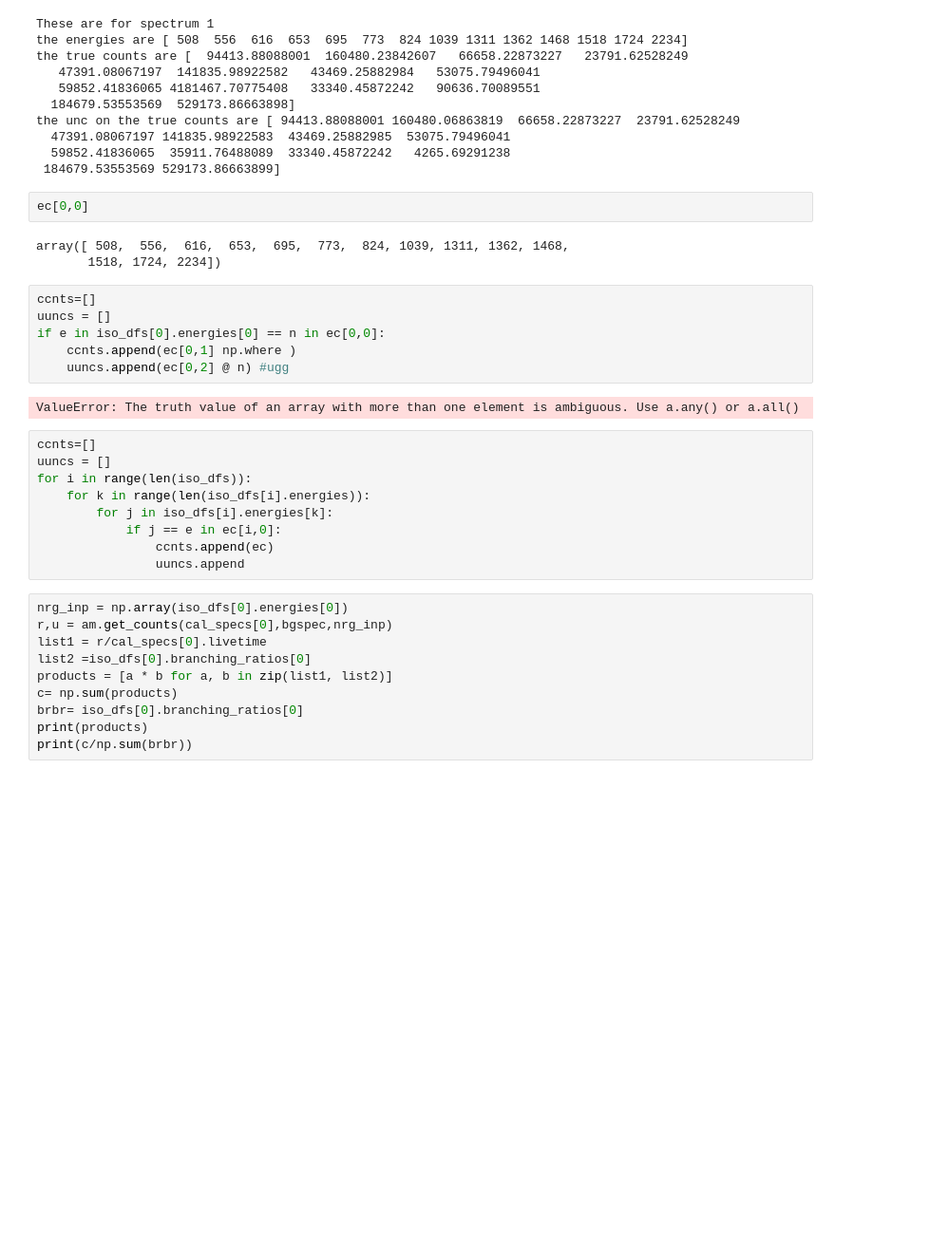
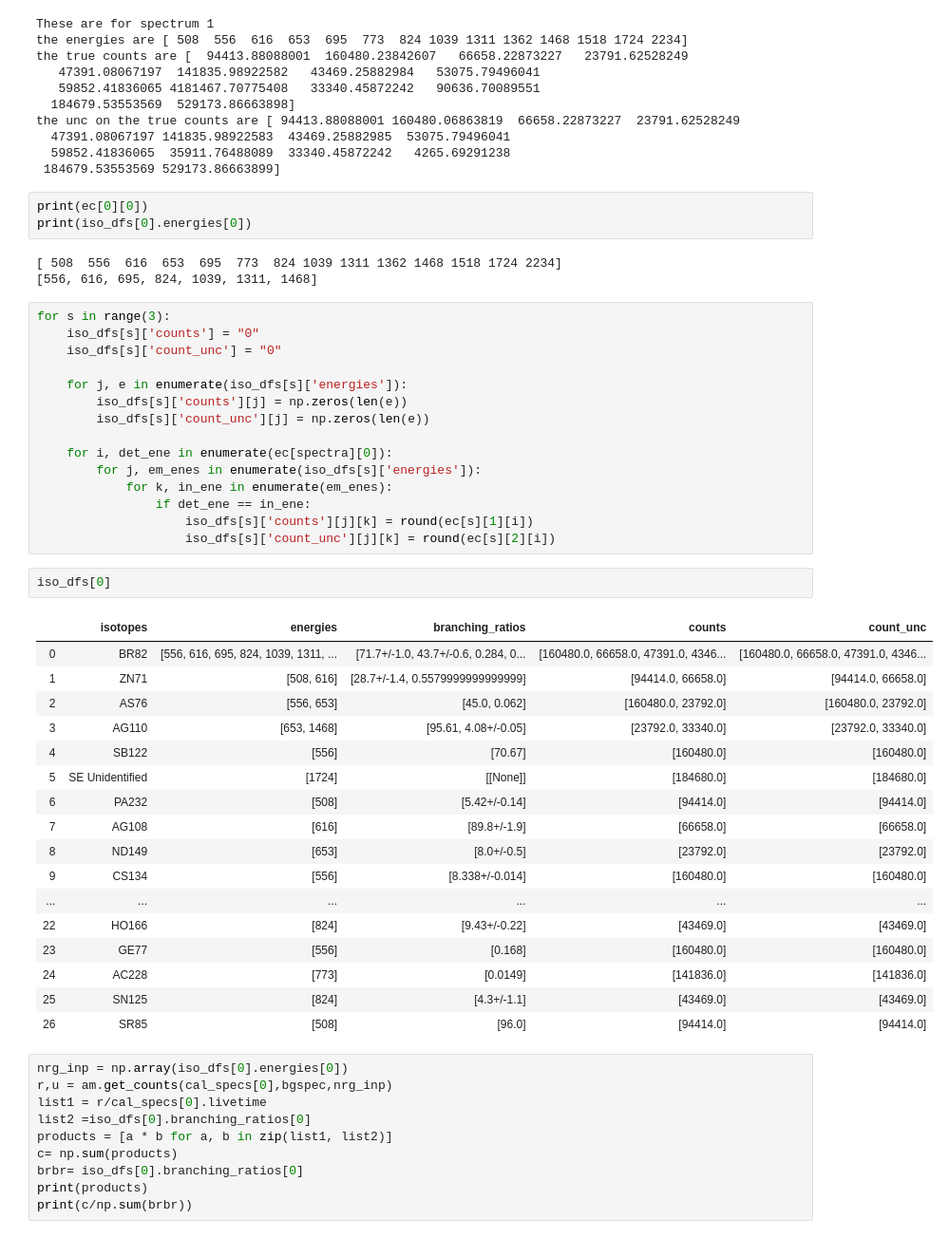
Before and after one commit to bearing/radwatch-analysis, a Jupyter notebook: NAA/NAA Fall 2020.ipynb, the cells around one changed output. Shown: that part at 95% size. Cells and saved outputs as stored; diff of their text form; blank space fills up the shorter version.

Commit message:
counts in dataframes

```diff
--- a/NAA/NAA Fall 2020.ipynb
+++ b/NAA/NAA Fall 2020.ipynb
@@ -165,28 +186,47 @@ the unc on the true counts are [ 94413.88088001 160480.06863819  66658.22873227
   47391.08067197 141835.98922583  43469.25882985  53075.79496041
   59852.41836065  35911.76488089  33340.45872242   4265.69291238
  184679.53553569 529173.86663899]
-# %%
-ec[0,0]
-# %% [output]
-array([ 508,  556,  616,  653,  695,  773,  824, 1039, 1311, 1362, 1468,
-       1518, 1724, 2234])
-# %%
-ccnts=[]
-uuncs = []
-if e in iso_dfs[0].energies[0] == n in ec[0,0]:
-    ccnts.append(ec[0,1] np.where )
-    uuncs.append(ec[0,2] @ n) #ugg
-# %% [output]
-ValueError: The truth value of an array with more than one element is ambiguous. Use a.any() or a.all()
-# %%
-ccnts=[]
-uuncs = []
-for i in range(len(iso_dfs)):
-    for k in range(len(iso_dfs[i].energies)):
-        for j in iso_dfs[i].energies[k]:
-            if j == e in ec[i,0]:
-                ccnts.append(ec)
-                uuncs.append
+# %%
+print(ec[0][0])
+print(iso_dfs[0].energies[0])
+# %% [output]
+[ 508  556  616  653  695  773  824 1039 1311 1362 1468 1518 1724 2234]
+[556, 616, 695, 824, 1039, 1311, 1468]
+# %%
+for s in range(3):
+    iso_dfs[s]['counts'] = "0"
+    iso_dfs[s]['count_unc'] = "0"
+
+    for j, e in enumerate(iso_dfs[s]['energies']):
+        iso_dfs[s]['counts'][j] = np.zeros(len(e))
+        iso_dfs[s]['count_unc'][j] = np.zeros(len(e))
+
+    for i, det_ene in enumerate(ec[spectra][0]):
+        for j, em_enes in enumerate(iso_dfs[s]['energies']):
+            for k, in_ene in enumerate(em_enes):
+                if det_ene == in_ene:
+                    iso_dfs[s]['counts'][j][k] = round(ec[s][1][i])
+                    iso_dfs[s]['count_unc'][j][k] = round(ec[s][2][i])
+# %%
+iso_dfs[0]
+# %% [output]
+|  | isotopes | energies | branching_ratios | counts | count_unc |
+| 0 | BR82 | [556, 616, 695, 824, 1039, 1311, ... | [71.7+/-1.0, 43.7+/-0.6, 0.284, 0... | [160480.0, 66658.0, 47391.0, 4346... | [160480.0, 66658.0, 47391.0, 4346... |
+| 1 | ZN71 | [508, 616] | [28.7+/-1.4, 0.5579999999999999] | [94414.0, 66658.0] | [94414.0, 66658.0] |
+| 2 | AS76 | [556, 653] | [45.0, 0.062] | [160480.0, 23792.0] | [160480.0, 23792.0] |
+| 3 | AG110 | [653, 1468] | [95.61, 4.08+/-0.05] | [23792.0, 33340.0] | [23792.0, 33340.0] |
+| 4 | SB122 | [556] | [70.67] | [160480.0] | [160480.0] |
+| 5 | SE Unidentified | [1724] | [[None]] | [184680.0] | [184680.0] |
+| 6 | PA232 | [508] | [5.42+/-0.14] | [94414.0] | [94414.0] |
+| 7 | AG108 | [616] | [89.8+/-1.9] | [66658.0] | [66658.0] |
+| 8 | ND149 | [653] | [8.0+/-0.5] | [23792.0] | [23792.0] |
+| 9 | CS134 | [556] | [8.338+/-0.014] | [160480.0] | [160480.0] |
+| ... | ... | ... | ... | ... | ... |
+| 22 | HO166 | [824] | [9.43+/-0.22] | [43469.0] | [43469.0] |
+| 23 | GE77 | [556] | [0.168] | [160480.0] | [160480.0] |
+| 24 | AC228 | [773] | [0.0149] | [141836.0] | [141836.0] |
+| 25 | SN125 | [824] | [4.3+/-1.1] | [43469.0] | [43469.0] |
+| 26 | SR85 | [508] | [96.0] | [94414.0] | [94414.0] |
 # %%
 nrg_inp = np.array(iso_dfs[0].energies[0])
 r,u = am.get_counts(cal_specs[0],bgspec,nrg_inp)
```
Also changed, not shown: parts of 7 cells of this notebook.
